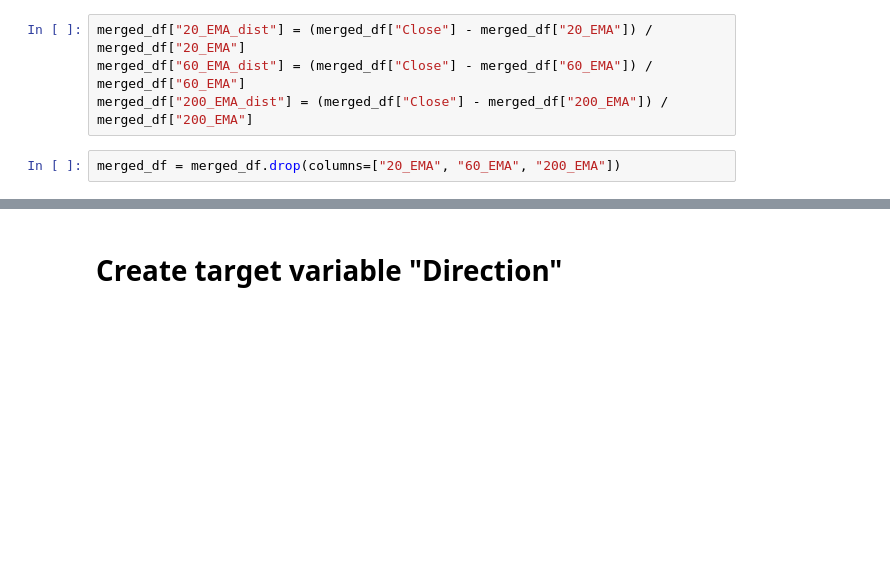
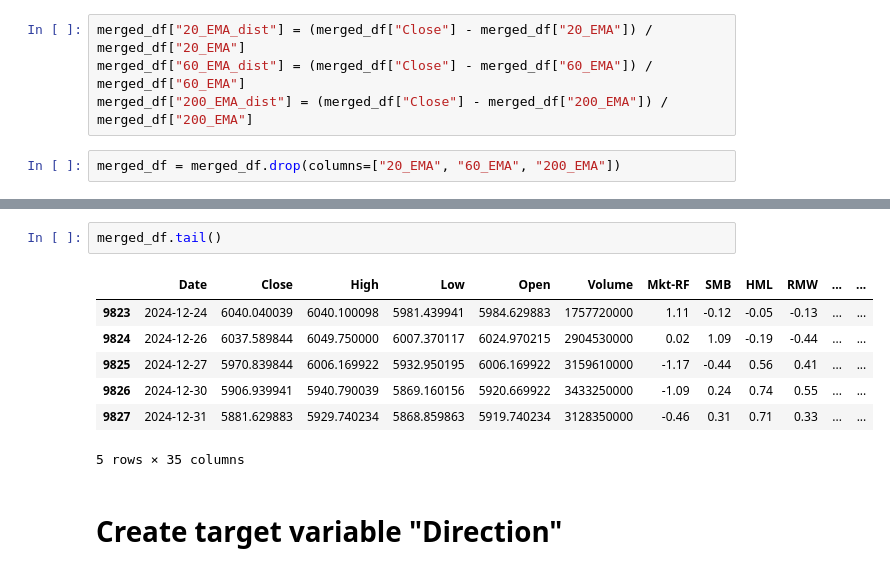
Before and after one commit to ADO183115/predicting-next-day-price-direction, a Jupyter notebook: preprocessing.ipynb, the cells around one changed output, grey strips where cells are left out. Saved outputs shown, nothing was run; the diff lists cells and outputs as text; blank space fills up the shorter version.

```diff
--- a/preprocessing.ipynb
+++ b/preprocessing.ipynb
@@ -83,3 +101,13 @@ merged_df.head()
+# %%
+merged_df.tail()
+# %% [output]
+|  | Date | Close | High | Low | Open | Volume | Mkt-RF | SMB | HML | RMW | ... | ... |
+| 9823 | 2024-12-24 | 6040.040039 | 6040.100098 | 5981.439941 | 5984.629883 | 1757720000 | 1.11 | -0.12 | -0.05 | -0.13 | ... | ... |
+| 9824 | 2024-12-26 | 6037.589844 | 6049.750000 | 6007.370117 | 6024.970215 | 2904530000 | 0.02 | 1.09 | -0.19 | -0.44 | ... | ... |
+| 9825 | 2024-12-27 | 5970.839844 | 6006.169922 | 5932.950195 | 6006.169922 | 3159610000 | -1.17 | -0.44 | 0.56 | 0.41 | ... | ... |
+| 9826 | 2024-12-30 | 5906.939941 | 5940.790039 | 5869.160156 | 5920.669922 | 3433250000 | -1.09 | 0.24 | 0.74 | 0.55 | ... | ... |
+| 9827 | 2024-12-31 | 5881.629883 | 5929.740234 | 5868.859863 | 5919.740234 | 3128350000 | -0.46 | 0.31 | 0.71 | 0.33 | ... | ... |
+5 rows × 35 columns
 # %% [markdown]
 # Create target variable "Direction"
 # %%
```
Also changed, not shown: parts of 20 cells of this notebook, 2 other files.
